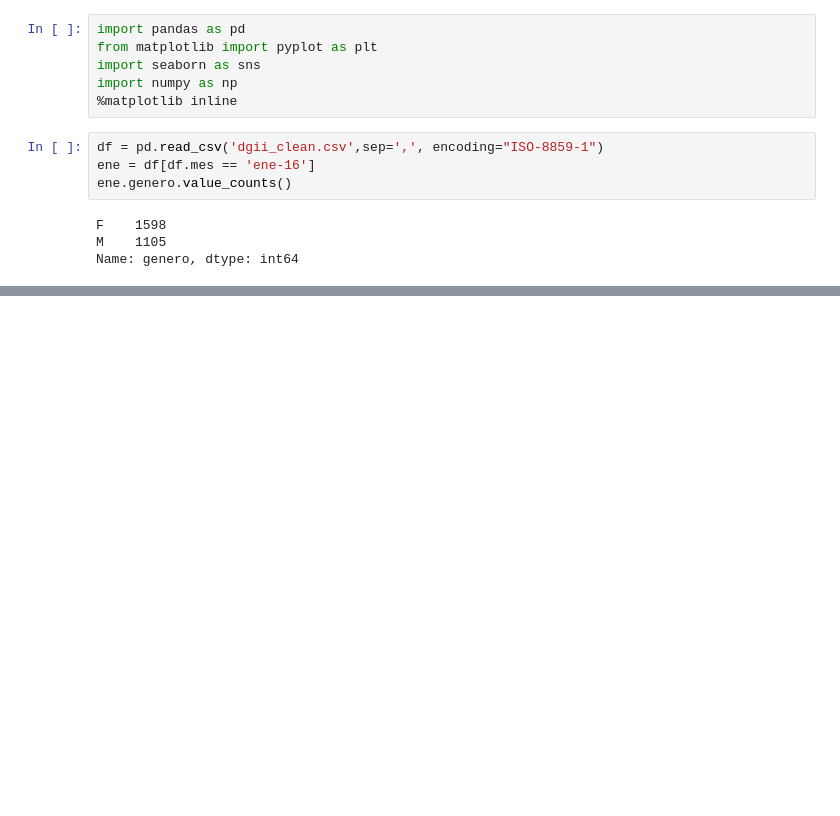
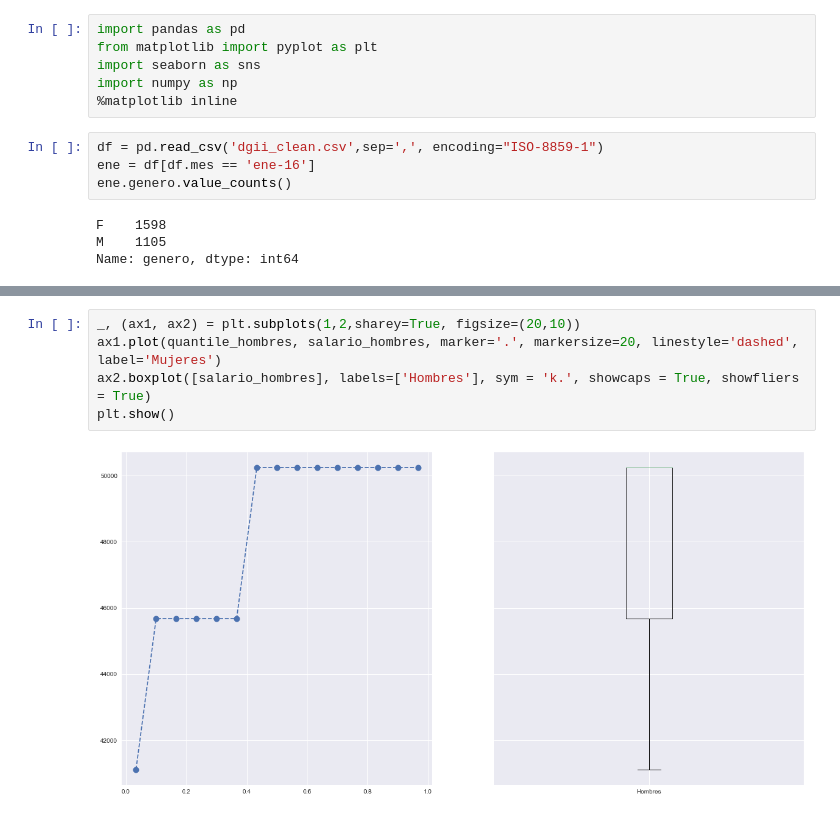
Before and after one commit to pyrdr/charlas, a Jupyter notebook: intro_eda_python_pt_02/intro_pypands_pt02.ipynb, the cells around one changed output, grey strips where cells are left out. Drawn from its saved outputs; the diff is of its cells as text; blank space fills up the shorter version.

```diff
--- a/intro_eda_python_pt_02/intro_pypands_pt02.ipynb
+++ b/intro_eda_python_pt_02/intro_pypands_pt02.ipynb
@@ -38 +91,8 @@ Name: puesto_clean, dtype: int64
+# %%
+_, (ax1, ax2) = plt.subplots(1,2,sharey=True, figsize=(20,10))
+ax1.plot(quantile_hombres, salario_hombres, marker='.', markersize=20, linestyle='dashed', label='Mujeres')
+ax2.boxplot([salario_hombres], labels=['Hombres'], sym = 'k.', showcaps = True, showfliers = True)
+plt.show()
+# %% [output]
+[figure, added]
 # %%
```
Also changed, not shown: parts of 20 cells of this notebook.
